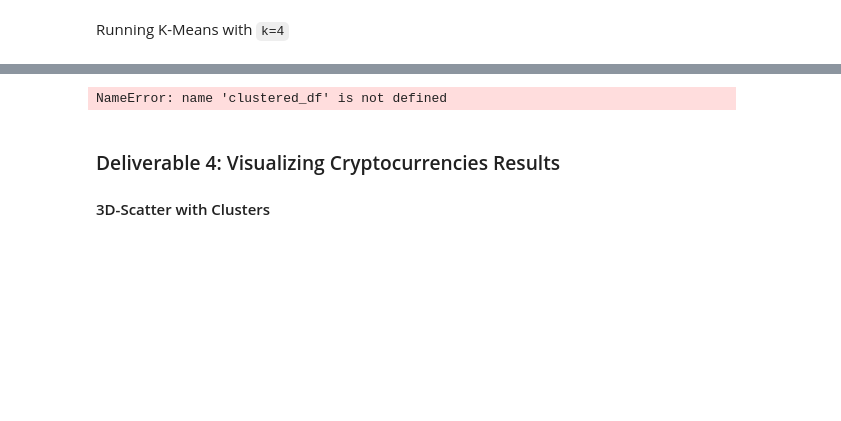
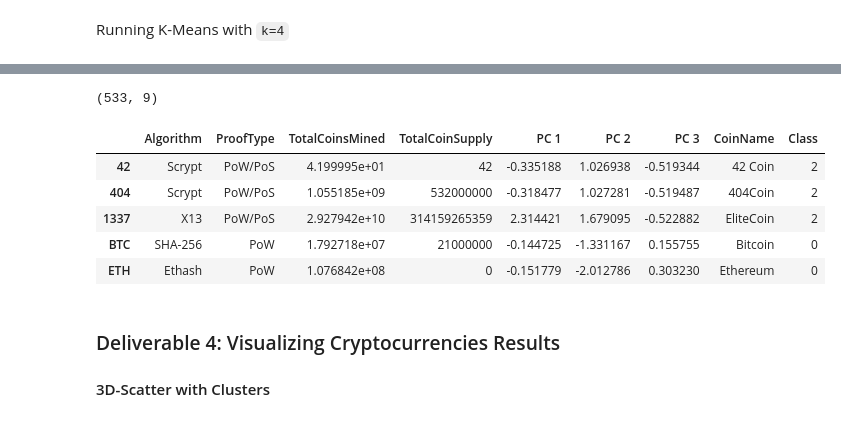
Before and after one commit to MaxDorris/Cryptocurrencies, a Jupyter notebook: crypto_clustering.ipynb, the cells around one changed output, grey strips where cells are left out. Drawn from its saved outputs; the diff is of its cells as text; code cells hidden in the pictures; blank space fills up the shorter version.

```diff
--- a/crypto_clustering.ipynb
+++ b/crypto_clustering.ipynb
@@ -225,19 +263,17 @@ Running K-Means with `k=4`
 # %%
 # Create a new DataFrame including predicted clusters and cryptocurrencies features.
 # Concatentate the crypto_df and pcs_df DataFrames on the same columns.
-# YOUR CODE HERE
-
-#  Add a new column, "CoinName" to the clustered_df DataFrame that holds the names of the cryptocurrencies.
-# YOUR CODE HERE
-
-#  Add a new column, "Class" to the clustered_df DataFrame that holds the predictions.
-# YOUR CODE HERE
-
-# Print the shape of the clustered_df
+clustered_df = pd.concat([crypto_df,pcs_df], axis=1)
 print(clustered_df.shape)
-clustered_df.head(10)
+clustered_df.head()
 # %% [output]
-NameError: name 'clustered_df' is not defined
+(533, 9)
+|  | Algorithm | ProofType | TotalCoinsMined | TotalCoinSupply | PC 1 | PC 2 | PC 3 | CoinName | Class |
+| 42 | Scrypt | PoW/PoS | 4.199995e+01 | 42 | -0.335188 | 1.026938 | -0.519344 | 42 Coin | 2 |
+| 404 | Scrypt | PoW/PoS | 1.055185e+09 | 532000000 | -0.318477 | 1.027281 | -0.519487 | 404Coin | 2 |
+| 1337 | X13 | PoW/PoS | 2.927942e+10 | 314159265359 | 2.314421 | 1.679095 | -0.522882 | EliteCoin | 2 |
+| BTC | SHA-256 | PoW | 1.792718e+07 | 21000000 | -0.144725 | -1.331167 | 0.155755 | Bitcoin | 0 |
+| ETH | Ethash | PoW | 1.076842e+08 | 0 | -0.151779 | -2.012786 | 0.303230 | Ethereum | 0 |
 # %% [markdown]
 ### Deliverable 4: Visualizing Cryptocurrencies Results
 
```
Also changed, not shown: parts of 15 cells of this notebook.
